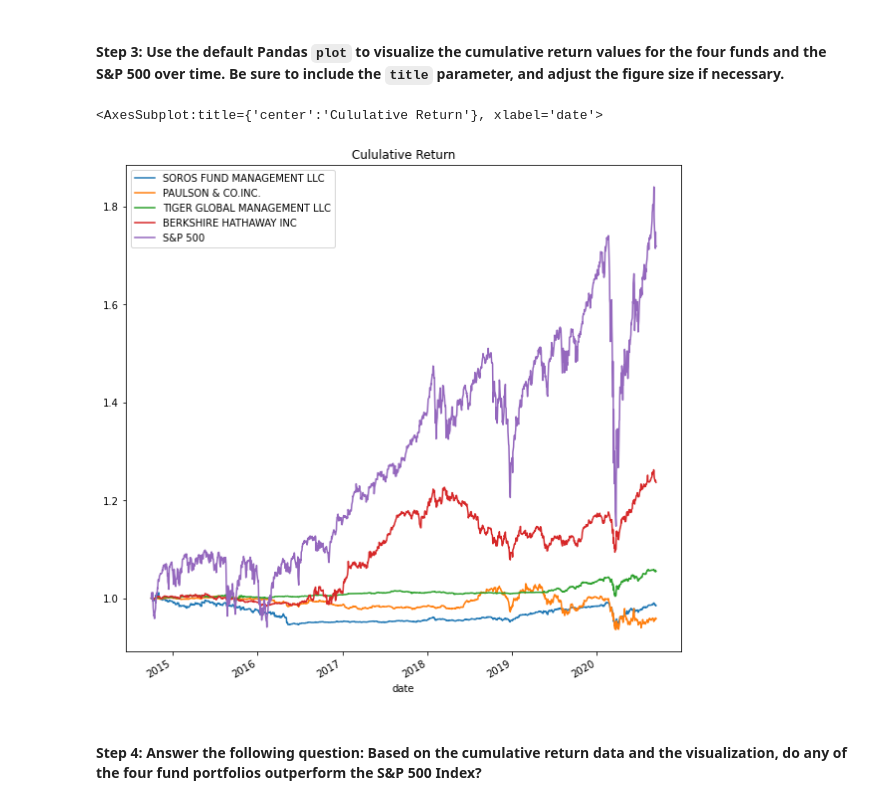
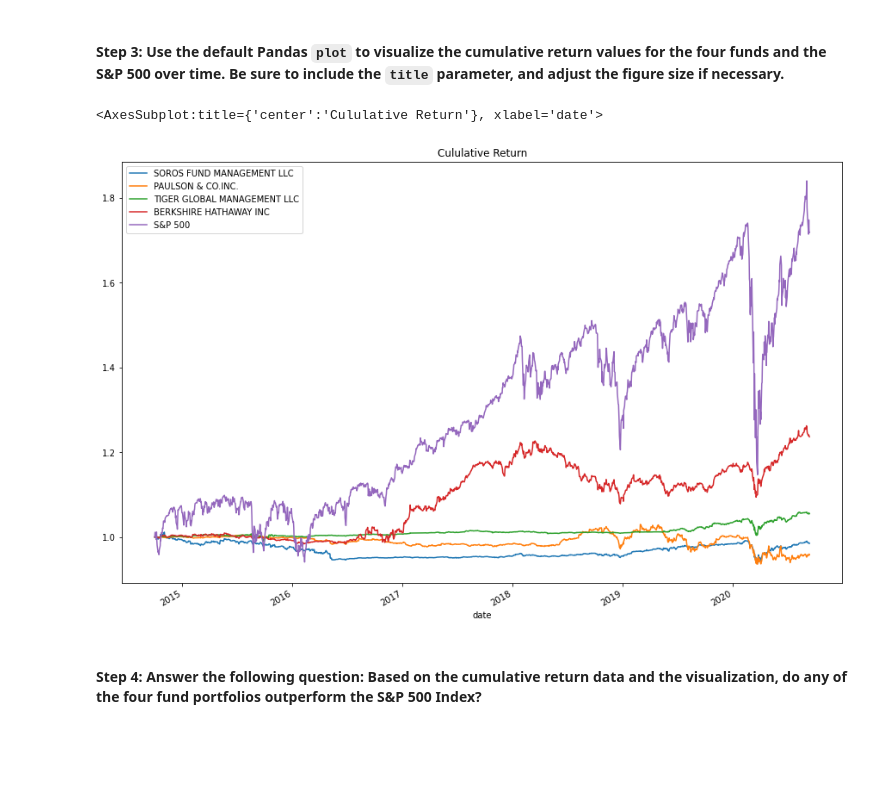
Before and after one commit to Oleener/Challenge_4, a Jupyter notebook: Challenge/Starter_Code/risk_return_analysis.ipynb, the cells around one changed output. Saved outputs shown, nothing was run; the diff lists cells and outputs as text; code cells hidden in the pictures; blank space fills up the shorter version.

```diff
--- a/Challenge/Starter_Code/risk_return_analysis.ipynb
+++ b/Challenge/Starter_Code/risk_return_analysis.ipynb
@@ -185,11 +185,11 @@ navs_cumulative_returns.head()
 # %%
 # Visualize the cumulative returns using the Pandas plot function
 # Include a title parameter and adjust the figure size
 
-navs_cumulative_returns.plot(title="Cululative Return", figsize = (10,10))
+navs_cumulative_returns.plot(title="Cululative Return", figsize = (15,10))
 # %% [output]
 <AxesSubplot:title={'center':'Cululative Return'}, xlabel='date'>
-[figure, old version]
+[figure, new version]
 # %% [markdown]
 #### Step 4: Answer the following question: Based on the cumulative return data and the visualization, do any of the four fund portfolios outperform the S&P 500 Index?
 # %% [markdown]
```
Also changed, not shown: parts of 17 cells of this notebook.
